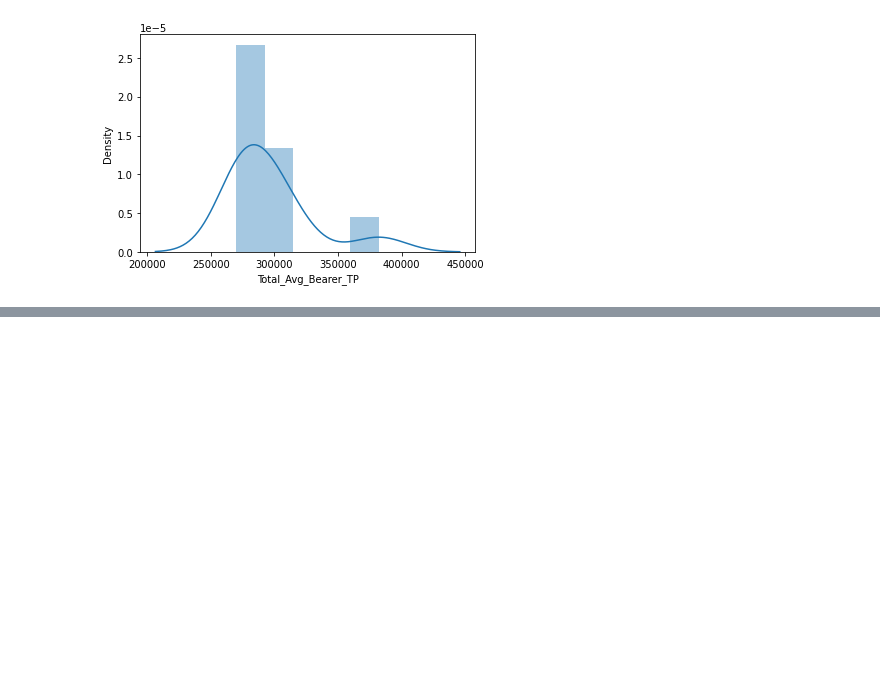
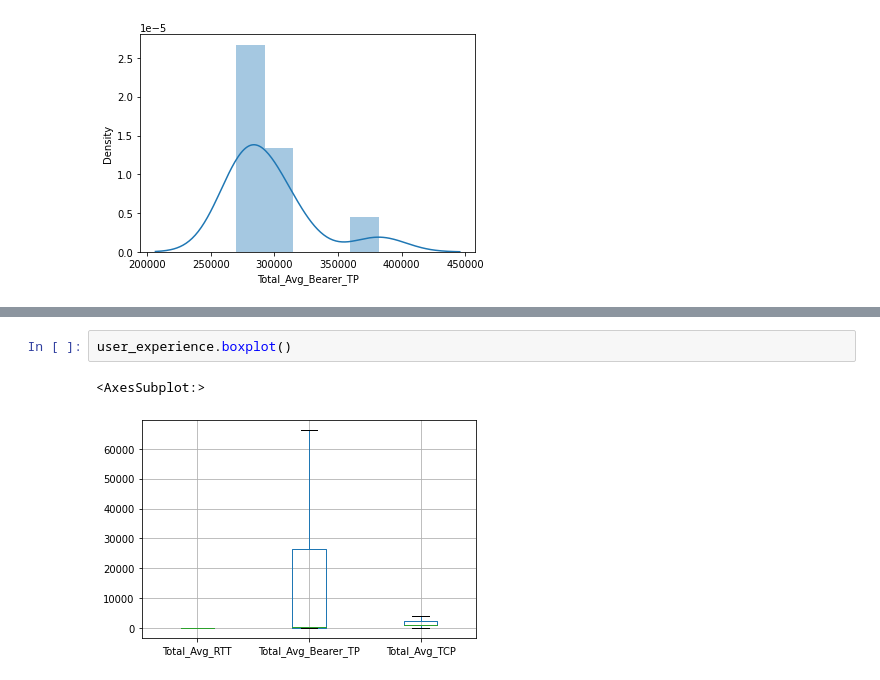
Before and after one commit to bkget/Telecom-Data-Analysis, a Jupyter notebook: notebooks/4.user_experience_analytics.ipynb, the cells around one changed output, grey strips where cells are left out. Saved outputs shown, nothing was run; the diff lists cells and outputs as text; blank space fills up the shorter version.

```diff
--- a/notebooks/4.user_experience_analytics.ipynb
+++ b/notebooks/4.user_experience_analytics.ipynb
@@ -283,0 +310,5 @@ pd.DataFrame(top_10.describe())
+# %%
+user_experience.boxplot()
+# %% [output]
+<AxesSubplot:>
+[figure, added]
```
Also changed, not shown: parts of 17 cells of this notebook.
